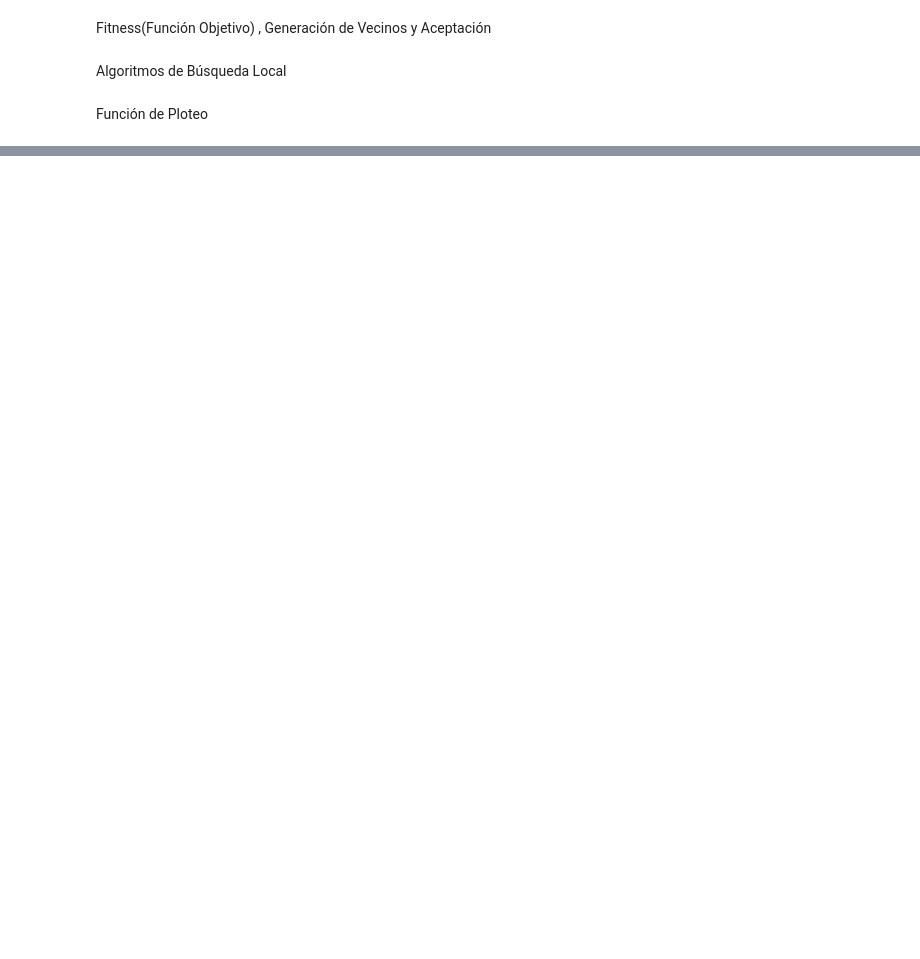
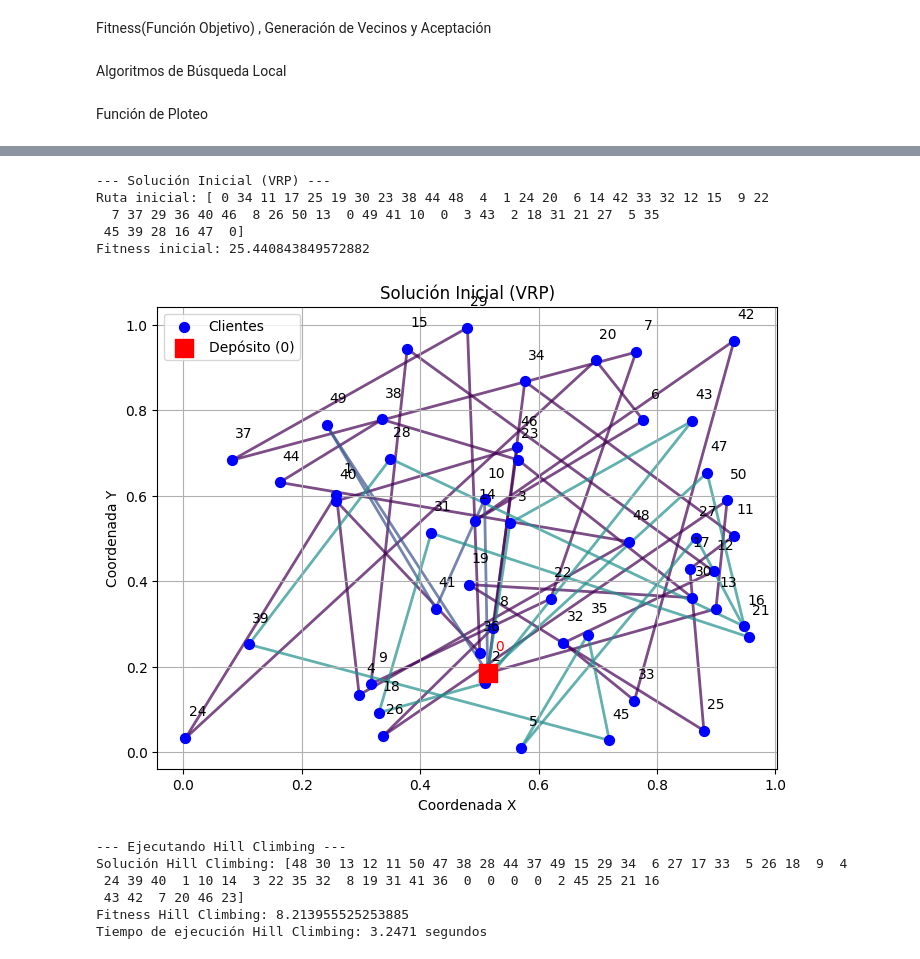
Before and after one commit to JordanDSIA/2025_UTEC_PROGRAMACION_101, a Jupyter notebook: Practica 02 - IA Fundamental.ipynb, the cells around one changed output, grey strips where cells are left out. Saved outputs shown, nothing was run; the diff lists cells and outputs as text; code cells hidden in the pictures; blank space fills up the shorter version.

```diff
--- a/Practica 02 - IA Fundamental.ipynb
+++ b/Practica 02 - IA Fundamental.ipynb
@@ -10,7 +10,7 @@ import time # Importar para medir el tiempo de ejecución
 # %% [markdown]
 Parámetros del Problema, Nodos y Matriz de Distancias
 # %%
-N = 6       # Cantidad de CLIENTES
+N = 50       # Cantidad de CLIENTES
 N_VEHICLES = 3 # Cantidad de vehículos
 
 # Nodos Generados = N clientes + 1 depósito
@@ -108,0 +147,78 @@ Función de Ploteo
+# %%
+# Generar la solución inicial para VRP
+# Contendrá N clientes (1 a N) y (N_VEHICLES + 1) veces el depósito (0)
+# Longitud total de la secuencia: N + N_VEHICLES + 1
+vrp_elements = list(range(1, N + 1)) + [0] * (N_VEHICLES + 1)
+np.random.shuffle(vrp_elements)
+
+# Asegurarse que la solución inicial empiece y termine con el depósito (0)
+current_vrp_elements = list(vrp_elements)
+
+# Mover un '0' al principio
+if current_vrp_elements[0] != 0:
+    first_zero_idx = current_vrp_elements.index(0)
+    current_vrp_elements[0], current_vrp_elements[first_zero_idx] = current_vrp_elements[first_zero_idx], current_vrp_elements[0]
+
+# Mover otro '0' al final
+if current_vrp_elements[-1] != 0:
+    last_zero_found_idx = -1
+    for k in range(len(current_vrp_elements) - 2, -1, -1): # Recorre desde el final hacia el principio (evitando el primer elemento)
+        if current_vrp_elements[k] == 0:
+            last_zero_found_idx = k
+            break
+    if last_zero_found_idx != -1:
+        current_vrp_elements[-1], current_vrp_elements[last_zero_found_idx] = current_vrp_elements[last_zero_found_idx], current_vrp_elements[-1]
+    # else: No es estrictamente necesario, ya que la longitud con N_VEHICLES + 1 ceros garantiza al menos 2 ceros
+    # si N_VEHICLES >= 1.
+
+initial_solution = np.array(current_vrp_elements)
+
+print("\n--- Solución Inicial (VRP) ---")
+print("Ruta inicial:", initial_solution)
+print("Fitness inicial:", fitness(initial_solution))
+plot_tsp(positions, initial_solution, "Solución Inicial (VRP)")
+
+
+# Parámetros para Simulated Annealing
+T_max = 1000
+T_min = 0.000001
+cooling_rate = 0.9999
+
+# Ejecutar Hill Climbing
+print("\n--- Ejecutando Hill Climbing ---")
+start_time_hc = time.time()
+sol1 = hill_climbing(initial_solution)
+end_time_hc = time.time()
+time_hc = end_time_hc - start_time_hc
+
+print("Solución Hill Climbing:", sol1)
+fitness_hc = fitness(sol1)
+print("Fitness Hill Climbing:", fitness_hc)
+print("Tiempo de ejecución Hill Climbing: {:.4f} segundos".format(time_hc))
+plot_tsp(positions, sol1, "Solución Hill Climbing (VRP)")
+
+# Ejecutar Simulated Annealing
+print("\n--- Ejecutando Simulated Annealing ---")
+start_time_sa = time.time()
+sol2 = simulated_annealing(T_max, T_min, cooling_rate, initial_solution)
+end_time_sa = time.time()
+time_sa = end_time_sa - start_time_sa
+
+print("Solución Simulated Annealing:", sol2)
+fitness_sa = fitness(sol2)
+print("Fitness Simulated Annealing:", fitness_sa)
+print("Tiempo de ejecución Simulated Annealing: {:.4f} segundos".format(time_sa))
+plot_tsp(positions, sol2, "Solución Simulated Annealing (VRP)")
+# %% [output]
+--- Solución Inicial (VRP) ---
+Ruta inicial: [ 0 34 11 17 25 19 30 23 38 44 48  4  1 24 20  6 14 42 33 32 12 15  9 22
+  7 37 29 36 40 46  8 26 50 13  0 49 41 10  0  3 43  2 18 31 21 27  5 35
+ 45 39 28 16 47  0]
+Fitness inicial: 25.440843849572882
+[figure, added]
+--- Ejecutando Hill Climbing ---
+Solución Hill Climbing: [48 30 13 12 11 50 47 38 28 44 37 49 15 29 34  6 27 17 33  5 26 18  9  4
+ 24 39 40  1 10 14  3 22 35 32  8 19 31 41 36  0  0  0  0  2 45 25 21 16
+ 43 42  7 20 46 23]
+Fitness Hill Climbing: 8.213955525253885
+Tiempo de ejecución Hill Climbing: 3.2471 segundos
```
Also changed, not shown: parts of 6 cells of this notebook.
